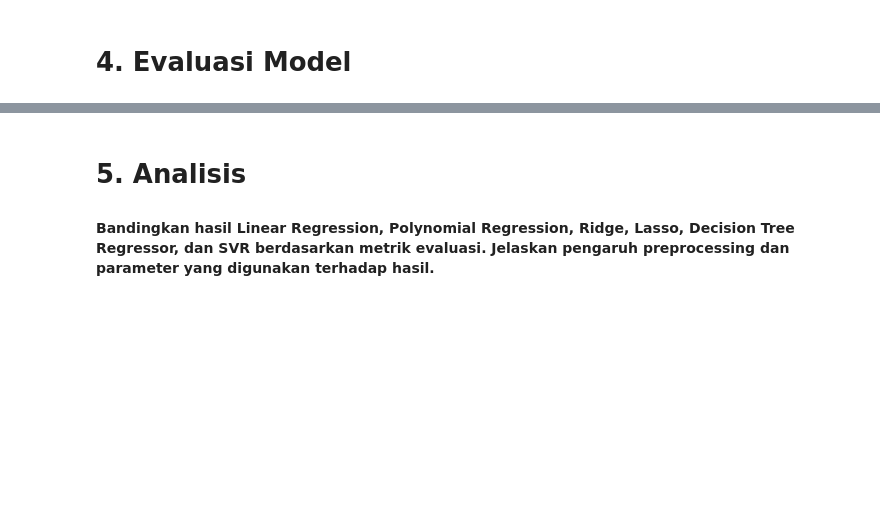
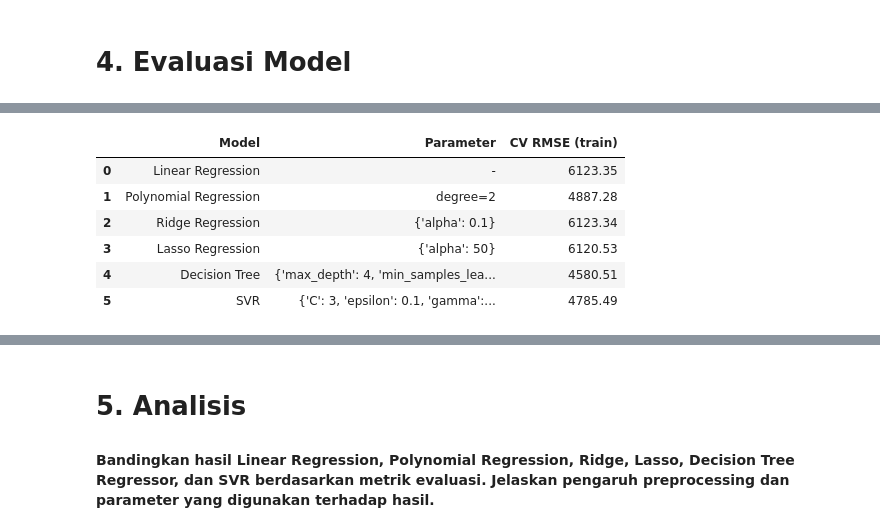
Before and after one commit to nathaniagavrila/Machine-Learning-2026, a Jupyter notebook: 5_Supervised_Learning_Regression/1_Regression_5054251050.ipynb, the cells around one changed output, grey strips where cells are left out. Saved outputs shown, nothing was run; the diff lists cells and outputs as text; code cells hidden in the pictures; blank space fills up the shorter version.

```diff
--- a/5_Supervised_Learning_Regression/1_Regression_5054251050.ipynb
+++ b/5_Supervised_Learning_Regression/1_Regression_5054251050.ipynb
@@ -403,27 +430,30 @@ evaluate("Decision Tree", tree_model)
 Gunakan SVR dengan data yang telah di-scaling. Tentukan parameter berdasarkan eksperimen.
 # %%
 # Inisialisasi dan latih SVR.
-svr_naive = Pipeline(steps=[
-    ("preprocessor", make_scaled_preprocessor()),
-    ("regressor", SVR()),
-]).fit(train_x, train_y)
-print("SVR default tanpa scaling target -> test R2 = %.4f" % r2_score(test_y, svr_naive.predict(test_x)))
+# Pembanding: SVR default dengan target charges apa adanya.
+svr_naive = SVR().fit(train_x_scaled, train_y)
+print("SVR default tanpa scaling target -> test R2 = %.4f" % r2_score(test_y, svr_naive.predict(test_x_scaled)))
 
-svr_pipeline = Pipeline(steps=[
-    ("preprocessor", make_scaled_preprocessor()),
-    ("regressor", TransformedTargetRegressor(regressor=SVR(), transformer=StandardScaler())),
-])
+# SVR sensitif terhadap skala target (charges bernilai puluhan ribu), karena epsilon dan C
+# bekerja pada skala target. Karena itu target (charges) juga di-scaling.
+y_scaler = StandardScaler()
+train_y_scaled = y_scaler.fit_transform(train_y.values.reshape(-1, 1)).ravel()
+
+# Parameter ditentukan lewat eksperimen (GridSearchCV).
 svr_grid = GridSearchCV(
-    svr_pipeline,
+    SVR(),
     param_grid={
-        "regressor__regressor__kernel": ["rbf", "linear"],
-        "regressor__regressor__C": [0.1, 1, 3, 10, 30, 100],
-        "regressor__regressor__epsilon": [0.01, 0.1, 0.3],
-        "regressor__regressor__gamma": ["scale", 0.05, 0.2],
+        "kernel": ["rbf", "linear"],
+        "C": [0.1, 1, 3, 10, 30, 100],
+        "epsilon": [0.01, 0.1, 0.3],
+        "gamma": ["scale", 0.05, 0.2],
     },
     cv=cv, scoring="neg_root_mean_squared_error", n_jobs=-1,
 )
-svr_grid.fit(train_x, train_y)
+svr_grid.fit(train_x_scaled, train_y_scaled)
+svr_model = svr_grid.best_estimator_
+
+# RMSE hasil CV masih dalam skala target yang sudah di-scaling; kalikan agar kembali ke satuan USD.
+svr_cv_rmse = -svr_grid.best_score_ * y_scaler.scale_[0]
 print("Parameter terbaik:", svr_grid.best_params_)
-print("CV RMSE          :", round(-svr_grid.best_score_, 2))
-svr_model = svr_grid.best_estimator_
+print("CV RMSE          :", round(svr_cv_rmse, 2))
@@ -446,20 +518,29 @@ print("\nModel terbaik berdasarkan RMSE test:", best_model_name)
 # %%
 # Parameter terbaik hasil eksperimen + CV RMSE pada data train.
-pd.DataFrame({
+param_table = pd.DataFrame({
     "Model": ["Linear Regression", "Polynomial Regression", "Ridge Regression", "Lasso Regression", "Decision Tree", "SVR"],
     "Parameter": [
         "-",
         f"degree={best_degree}",
         str(ridge_grid.best_params_),
         str(lasso_grid.best_params_),
         str(tree_grid.best_params_),
         str(svr_grid.best_params_),
     ],
     "CV RMSE (train)": [
-        -cross_val_score(linear_pipeline, train_x, train_y, cv=cv, scoring="neg_root_mean_squared_error").mean(),
+        -cross_val_score(LinearRegression(), train_x_scaled, train_y, cv=cv, scoring="neg_root_mean_squared_error").mean(),
         poly_cv.loc[poly_cv["degree"] == best_degree, "CV RMSE"].iloc[0],
-        -ridge_grid.best_score_, -lasso_grid.best_score_, -tree_grid.best_score_, -svr_grid.best_score_,
+        -ridge_grid.best_score_, -lasso_grid.best_score_, -tree_grid.best_score_, svr_cv_rmse,
     ],
 }).round(2)
+display(param_table)
+# %% [output]
+|  | Model | Parameter | CV RMSE (train) |
+| 0 | Linear Regression | - | 6123.35 |
+| 1 | Polynomial Regression | degree=2 | 4887.28 |
+| 2 | Ridge Regression | {'alpha': 0.1} | 6123.34 |
+| 3 | Lasso Regression | {'alpha': 50} | 6120.53 |
+| 4 | Decision Tree | {'max_depth': 4, 'min_samples_lea... | 4580.51 |
+| 5 | SVR | {'C': 3, 'epsilon': 0.1, 'gamma':... | 4785.49 |
 # %%
 # Buat visualisasi perbandingan nilai aktual dan prediksi jika diperlukan.
```
Also changed, not shown: parts of 21 cells of this notebook.
